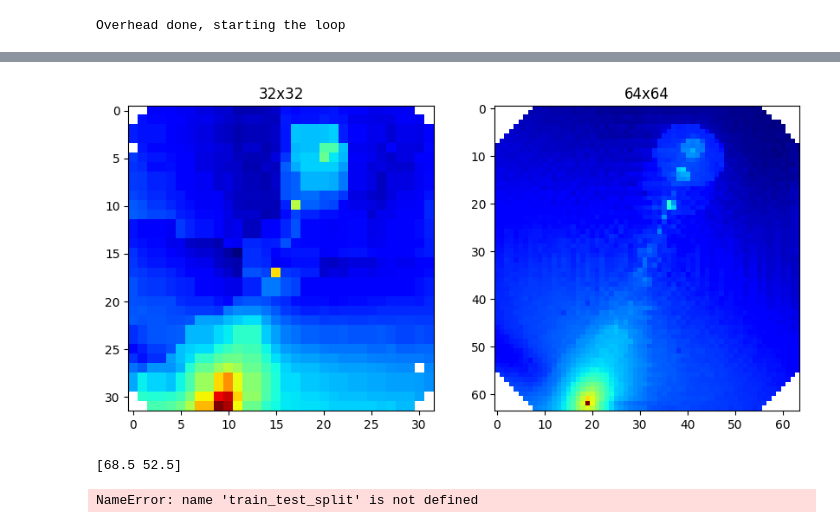
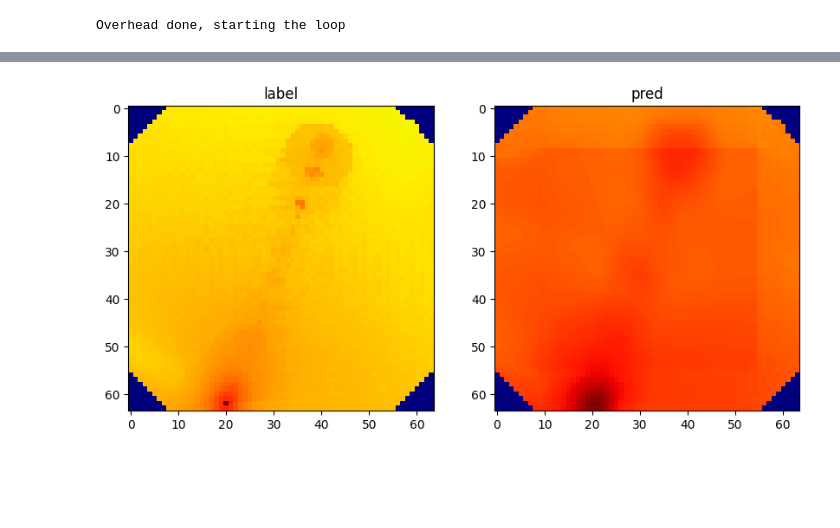
Before and after one commit to m7415/deep_learning_3MI, a Jupyter notebook: FPST.ipynb, the cells around one changed output, grey strips where cells are left out. Drawn from its saved outputs; the diff is of its cells as text; code cells hidden in the pictures; blank space fills up the shorter version.

Commit message:
facto + new model

```diff
--- a/FPST.ipynb
+++ b/FPST.ipynb
@@ -44 +67,10 @@ Overhead done, starting the loop
+# %%
+""" fpsts_26 = fpsts_26 * (max_26 - min_26) + min_26
+fpsts_64 = fpsts_64 * (max_64 - min_64) + min_64
+
+fpsts_26 = map(rev_process, fpsts_26)
+fpsts_64 = map(rev_process, fpsts_64)
+
+fpsts_26 = np.array(list(fpsts_26))
+fpsts_64 = np.array(list(fpsts_64)) """
 # %%
@@ -108,7 +90,0 @@ def rev_preprocess(map, min, max):
-# %%
-fpsts_32 = np.nan_to_num(fpsts_32)
-# %%
-''' fpsts_32, min_32, max_32 = preprocess_data(fpsts_32)
-fpsts_64, min_64, max_64 = preprocess_data(fpsts_64) '''
-fpsts_32 = fpsts_32 / np.max(fpsts_32)
-fpsts_64 = fpsts_64 / np.max(fpsts_64)
@@ -114,0 +111,2 @@ fpsts_64 = fpsts_64 / np.max(fpsts_64)
+# %%
+history = model.fit(X_train, Y_train, epochs=10, batch_size=32, validation_split=0.2)
@@ -115,14 +140,12 @@ fpsts_64 = fpsts_64 / np.max(fpsts_64)
 # %%
-ind = random.randint(0, len(fpsts_64))
-print(ind)
-
-fpst_32 = fpsts_32[ind]
-fpst_64 = fpsts_64[ind]
+ind = random.randint(0, X_test.shape[0]-1)
+pred = model.predict(X_test[ind:ind+1])[0,:,:,0]
+print(pred.shape)
 
 fig, axs = plt.subplots(1, 2, figsize=(10, 5))
-axs[0].imshow(np.log10(np.abs(fpst_32)), cmap="jet")
-axs[0].set_title("32x32")
-axs[1].imshow(np.log10(np.abs(fpst_64)), cmap="jet")
-axs[1].set_title("64x64")
+axs[0].imshow(Y_test[ind], cmap="jet")
+axs[0].set_title("label")
+axs[1].imshow(pred, cmap="jet")
+axs[1].set_title("pred")
 plt.show()
 # %% [output]
@@ -130,5 +154 @@ plt.show()
-[figure, old version]
+[figure, new version]
-# %%
-print(coords_64[518])
-# %% [output]
-[68.5 52.5]
@@ -176,4 +154,0 @@ ae.compile(optimizer="adadelta", loss="mean_squared_error")
-# %%
-X_train, X_test, Y_train, Y_test = train_test_split(fpsts_32[:total_tasks], fpsts_64, test_size=0.2, random_state=42)
-# %% [output]
-NameError: name 'train_test_split' is not defined
```
Also changed, not shown: parts of 24 cells of this notebook, 3 other files.
